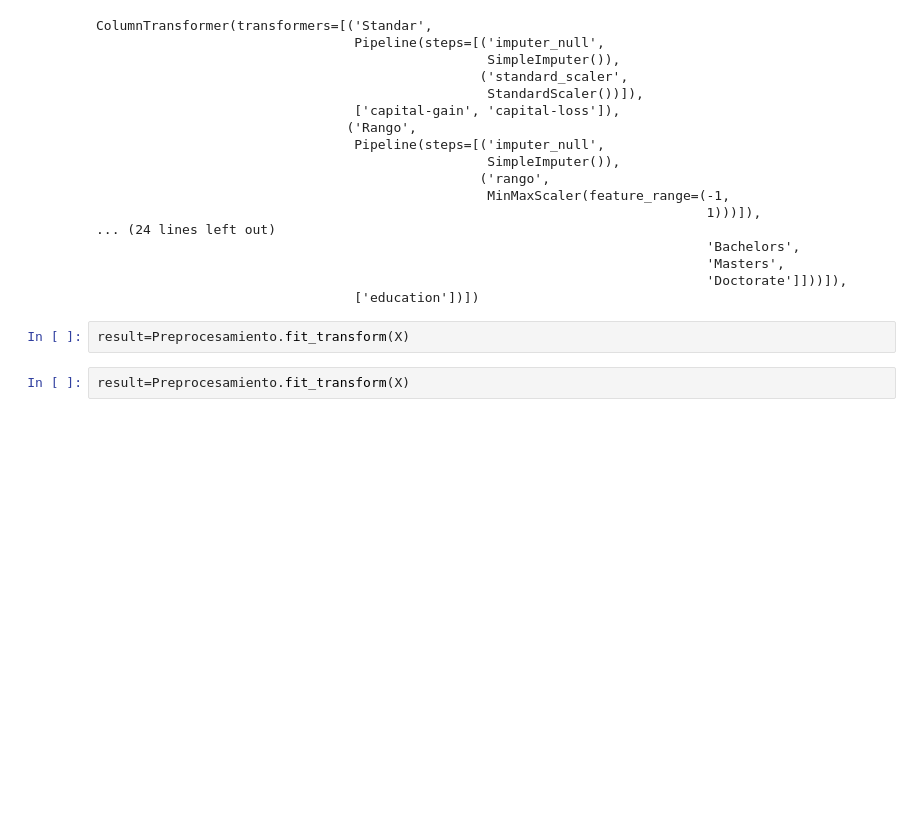
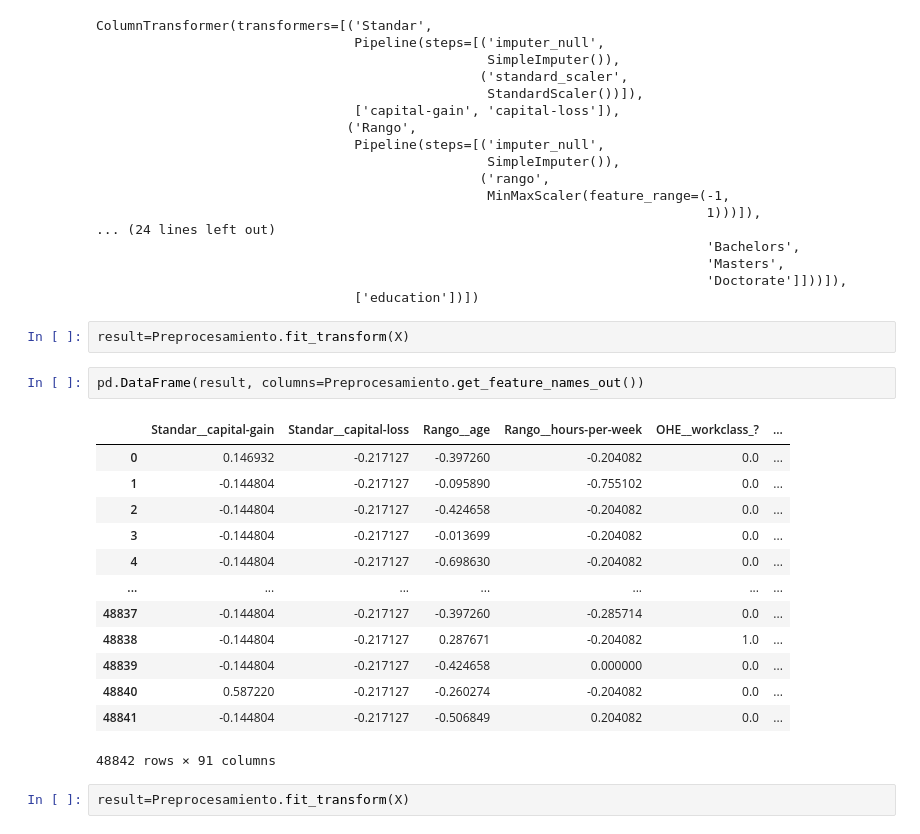
Before and after one commit to eliasss0120/mlean2024_proyecto1, a Jupyter notebook: Código/2. Preprocesamiento.ipynb, the cells around one changed output. Saved outputs shown, nothing was run; the diff lists cells and outputs as text; blank space fills up the shorter version.

Commit message:
Subiendo preprocesamiento

```diff
--- a/Código/2. Preprocesamiento.ipynb
+++ b/Código/2. Preprocesamiento.ipynb
@@ -140,6 +140,22 @@ ColumnTransformer(transformers=[('Standar',
                                  ['education'])])
 # %%
 result=Preprocesamiento.fit_transform(X)
+# %%
+pd.DataFrame(result, columns=Preprocesamiento.get_feature_names_out())
+# %% [output]
+|  | Standar__capital-gain | Standar__capital-loss | Rango__age | Rango__hours-per-week | OHE__workclass_? | ... |
+| 0 | 0.146932 | -0.217127 | -0.397260 | -0.204082 | 0.0 | ... |
+| 1 | -0.144804 | -0.217127 | -0.095890 | -0.755102 | 0.0 | ... |
+| 2 | -0.144804 | -0.217127 | -0.424658 | -0.204082 | 0.0 | ... |
+| 3 | -0.144804 | -0.217127 | -0.013699 | -0.204082 | 0.0 | ... |
+| 4 | -0.144804 | -0.217127 | -0.698630 | -0.204082 | 0.0 | ... |
+| ... | ... | ... | ... | ... | ... | ... |
+| 48837 | -0.144804 | -0.217127 | -0.397260 | -0.285714 | 0.0 | ... |
+| 48838 | -0.144804 | -0.217127 | 0.287671 | -0.204082 | 1.0 | ... |
+| 48839 | -0.144804 | -0.217127 | -0.424658 | 0.000000 | 0.0 | ... |
+| 48840 | 0.587220 | -0.217127 | -0.260274 | -0.204082 | 0.0 | ... |
+| 48841 | -0.144804 | -0.217127 | -0.506849 | 0.204082 | 0.0 | ... |
+48842 rows × 91 columns
 # %%
 result=Preprocesamiento.fit_transform(X)
 # %%
```
